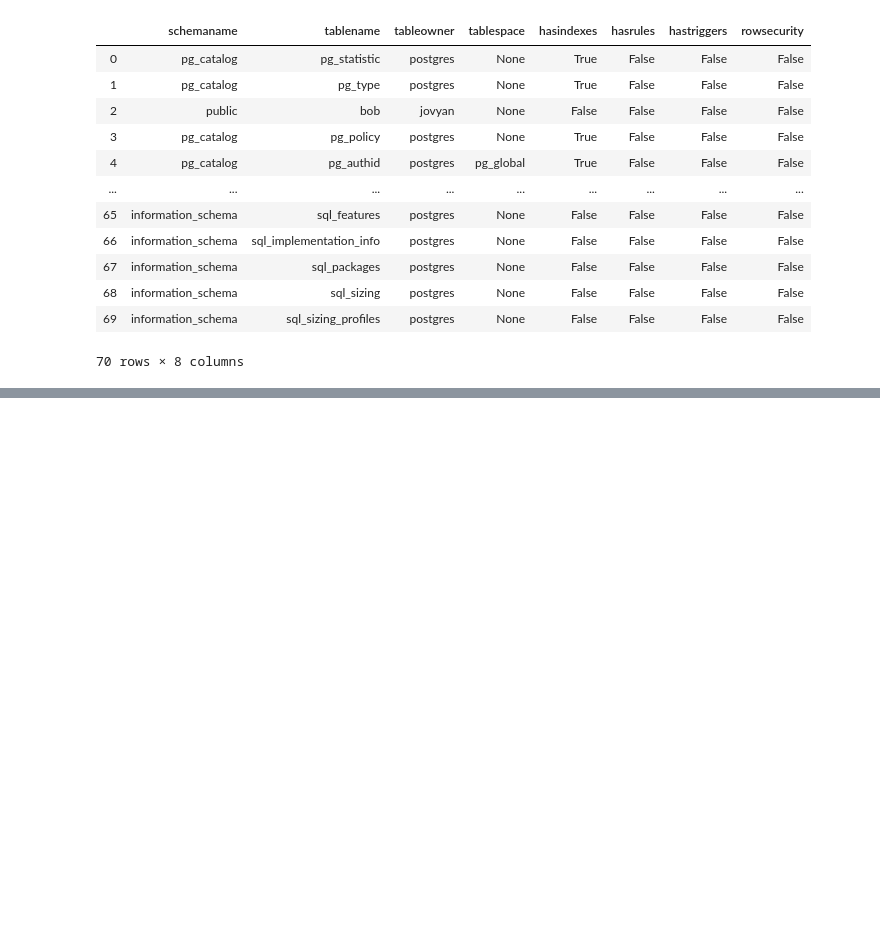
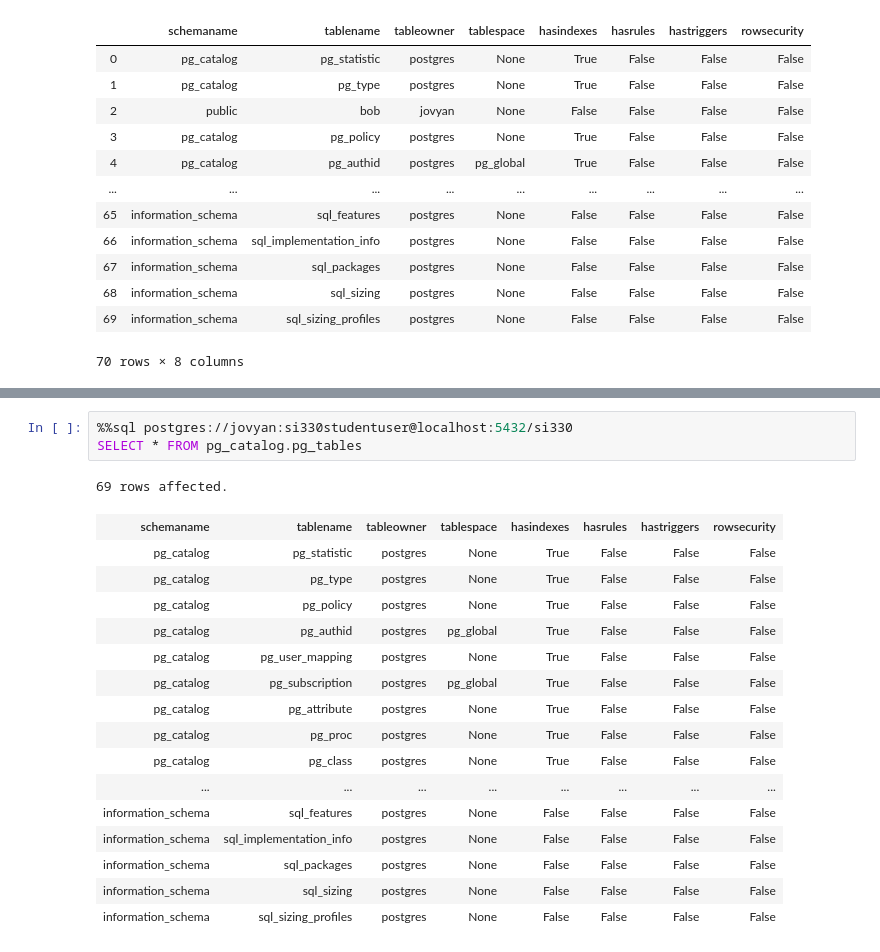
Before and after one commit to amulyaparmar/si330_fa19, a Jupyter notebook: sql_first_steps.ipynb, the cells around one changed output, grey strips where cells are left out. Saved outputs shown, nothing was run; the diff lists cells and outputs as text; blank space fills up the shorter version.

```diff
--- a/sql_first_steps.ipynb
+++ b/sql_first_steps.ipynb
@@ -143,0 +150,21 @@ pd.read_sql("SELECT * FROM pg_catalog.pg_tables", conn)
+# %%
+%%sql postgres://jovyan:si330studentuser@localhost:5432/si330
+SELECT * FROM pg_catalog.pg_tables
+# %% [output]
+69 rows affected.
+| schemaname | tablename | tableowner | tablespace | hasindexes | hasrules | hastriggers | rowsecurity |
+| pg_catalog | pg_statistic | postgres | None | True | False | False | False |
+| pg_catalog | pg_type | postgres | None | True | False | False | False |
+| pg_catalog | pg_policy | postgres | None | True | False | False | False |
+| pg_catalog | pg_authid | postgres | pg_global | True | False | False | False |
+| pg_catalog | pg_user_mapping | postgres | None | True | False | False | False |
+| pg_catalog | pg_subscription | postgres | pg_global | True | False | False | False |
+| pg_catalog | pg_attribute | postgres | None | True | False | False | False |
+| pg_catalog | pg_proc | postgres | None | True | False | False | False |
+| pg_catalog | pg_class | postgres | None | True | False | False | False |
+| ... | ... | ... | ... | ... | ... | ... | ... |
+| information_schema | sql_features | postgres | None | False | False | False | False |
+| information_schema | sql_implementation_info | postgres | None | False | False | False | False |
+| information_schema | sql_packages | postgres | None | False | False | False | False |
+| information_schema | sql_sizing | postgres | None | False | False | False | False |
+| information_schema | sql_sizing_profiles | postgres | None | False | False | False | False |
```
Also changed, not shown: parts of 3 cells of this notebook.
